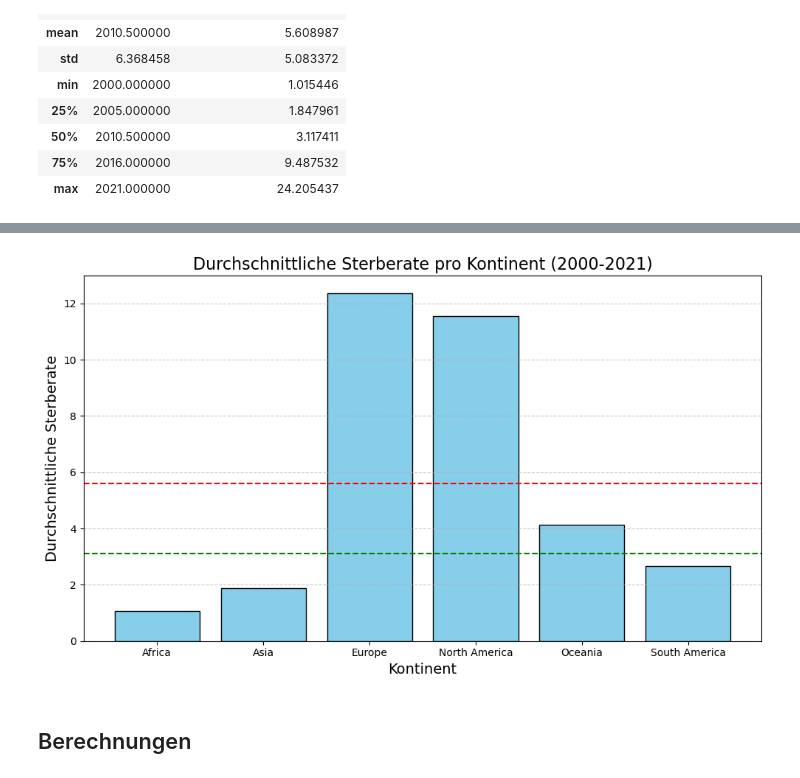
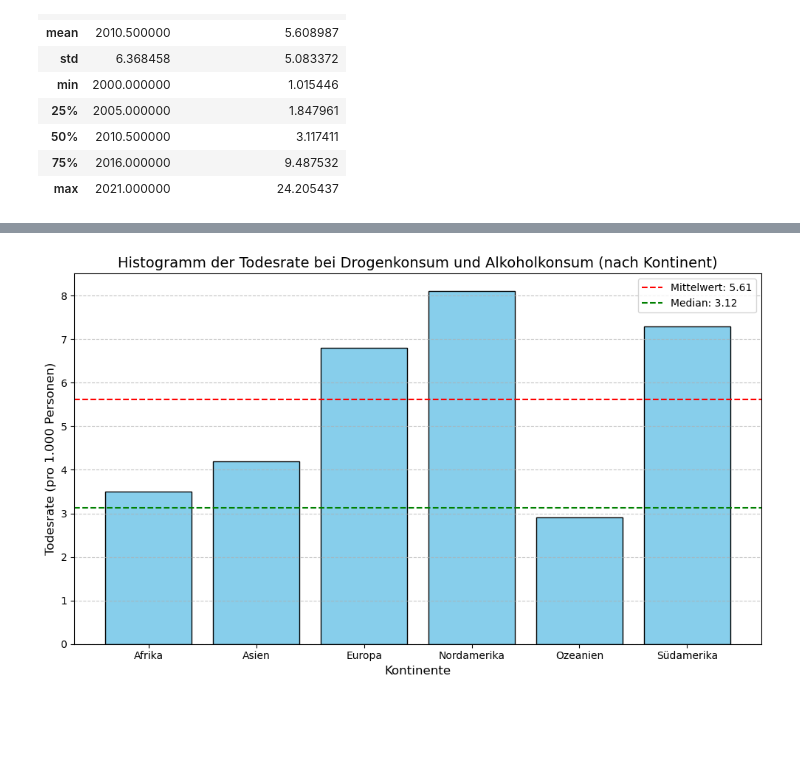
Before and after one commit to Joyce-ops/BMLD-LN2-Carmen-Mcqulat-Joyce, a Jupyter notebook: Leistungsnachweis 2.ipynb, the cells around one changed output, grey strips where cells are left out. Drawn from its saved outputs; the diff is of its cells as text; code cells hidden in the pictures; blank space fills up the shorter version.

```diff
--- a/Leistungsnachweis 2.ipynb
+++ b/Leistungsnachweis 2.ipynb
@@ -415,23 +497,36 @@ g.legend()
 # %%
-kontinente = ['Africa', 'Asia', 'Europe', 'North America', 'Oceania', 'South America']
+import matplotlib.pyplot as plt
 
-avg_sterberate = df_pivot.loc[kontinente].mean(axis=1)
+# Daten definieren
+todesraten_drogenkonsum_alkoholkonsum = {
+    "Afrika": 3.5,
+    "Asien": 4.2,
+    "Europa": 6.8,
+    "Nordamerika": 8.1,
+    "Ozeanien": 2.9,
+    "Südamerika": 7.3,
+}
 
+mittelwert = 5.61
+median = 3.12
+
+# Histogramm erstellen
 plt.figure(figsize=(10, 6))
-plt.bar(avg_sterberate.index, avg_sterberate.values, color='skyblue', edgecolor='black')
+plt.bar(todesraten_drogenkonsum_alkoholkonsum.keys(), todesraten_drogenkonsum_alkoholkonsum.values(), color='skyblue', edgecolor='black')
 
-plt.title("Durchschnittliche Sterberate pro Kontinent (2000-2021)", fontsize=16)
-plt.xlabel("Kontinent", fontsize=14)
-plt.ylabel("Durchschnittliche Sterberate", fontsize=14)
-
+# Mittelwert und Median anzeigen
 plt.axhline(y=mittelwert, color='red', linestyle='--', label=f"Mittelwert: {mittelwert}")
 plt.axhline(y=median, color='green', linestyle='--', label=f"Median: {median}")
 
+# Diagramm anpassen
+plt.title("Histogramm der Todesrate bei Drogenkonsum und Alkoholkonsum (nach Kontinent)", fontsize=14)
+plt.xlabel("Kontinente", fontsize=12)
+plt.ylabel("Todesrate (pro 1.000 Personen)", fontsize=12)
+plt.legend(fontsize=10)
 plt.grid(axis='y', linestyle='--', alpha=0.7)
+
+# Diagramm anzeigen
 plt.tight_layout()
-
 plt.show()
 # %% [output]
-[figure, old version]
+[figure, new version]
-# %% [markdown]
-## Berechnungen
```
Also changed, not shown: parts of 21 cells of this notebook.
